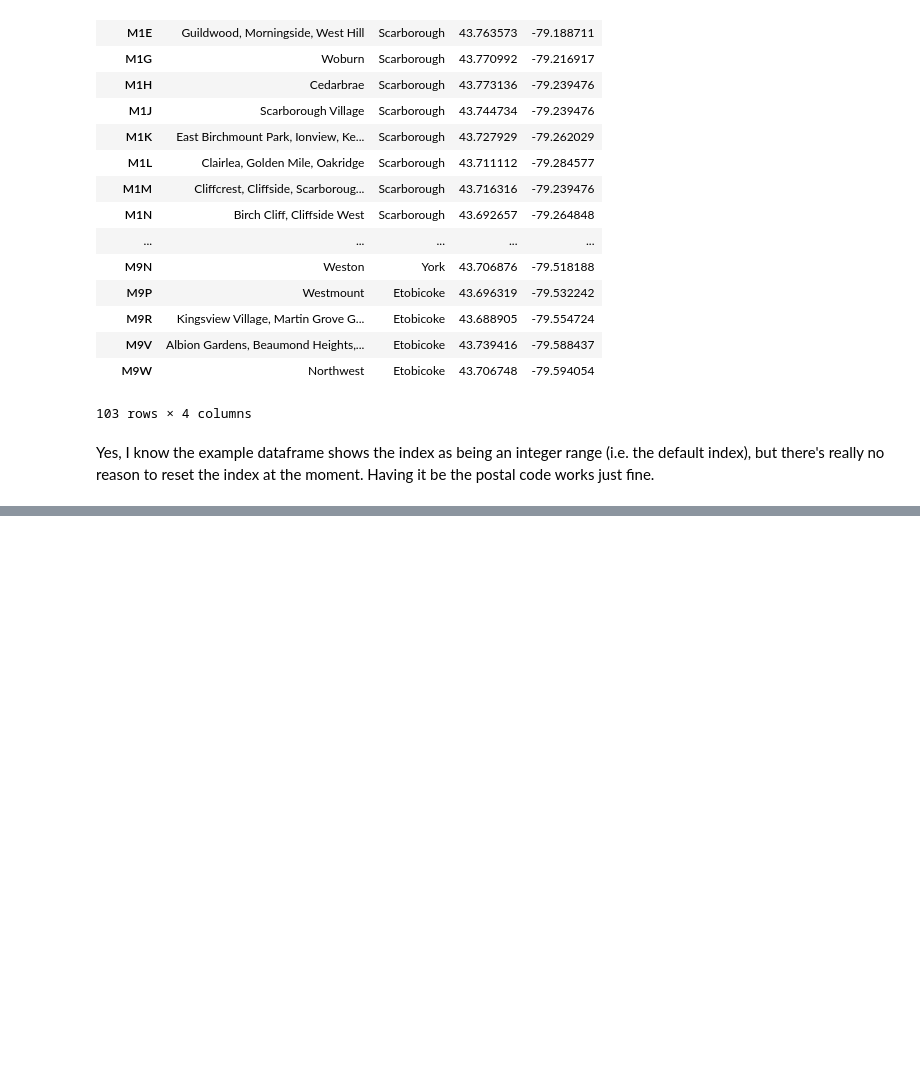
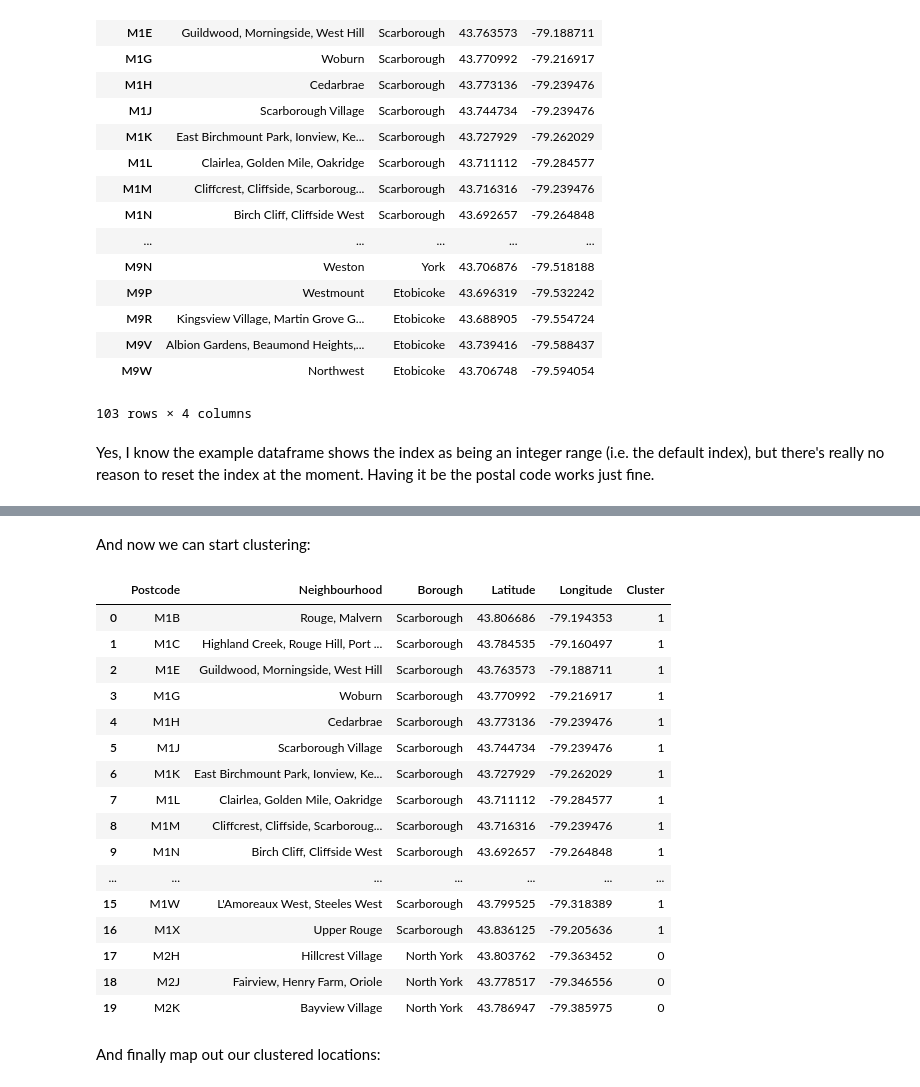
Before and after one commit to hexaguin/Coursera_Capstone, a Jupyter notebook: Toronto-Clusters.ipynb, the cells around one changed output, grey strips where cells are left out. Cells and saved outputs as stored; diff of their text form; code cells hidden in the pictures; blank space fills up the shorter version.

```diff
--- a/Toronto-Clusters.ipynb
+++ b/Toronto-Clusters.ipynb
@@ -181,0 +188,7 @@ Yes, I know the example dataframe shows the index as being an integer range (i.e
+# %%
+map_neighbourhoods = folium.Map(location=[43.6532, -79.3832], zoom_start=11)
+for index, row in postal_codes_merged.iterrows():
+    folium.Marker([row['Latitude'], row['Longitude']],
+        popup=row['Neighbourhood']
+    ).add_to(map_neighbourhoods)
+map_neighbourhoods
@@ -181,0 +203,3 @@ Yes, I know the example dataframe shows the index as being an integer range (i.e
+# %%
+postal_codes_merged.reset_index(inplace=True)
+postal_codes_merged.head()
@@ -181,0 +213,31 @@ Yes, I know the example dataframe shows the index as being an integer range (i.e
+# %% [markdown]
+And now we can start clustering:
+# %%
+km_X = []
+for index, row in postal_codes_merged.iterrows():
+    km_X.append([row['Latitude'], row['Longitude']])
+km_X
+
+kmeans = KMeans(n_clusters=4, random_state=1).fit(km_X)
+postal_codes_merged['Cluster'] = kmeans.labels_
+postal_codes_merged.head(20)
+# %% [output]
+|  | Postcode | Neighbourhood | Borough | Latitude | Longitude | Cluster |
+| 0 | M1B | Rouge, Malvern | Scarborough | 43.806686 | -79.194353 | 1 |
+| 1 | M1C | Highland Creek, Rouge Hill, Port ... | Scarborough | 43.784535 | -79.160497 | 1 |
+| 2 | M1E | Guildwood, Morningside, West Hill | Scarborough | 43.763573 | -79.188711 | 1 |
+| 3 | M1G | Woburn | Scarborough | 43.770992 | -79.216917 | 1 |
+| 4 | M1H | Cedarbrae | Scarborough | 43.773136 | -79.239476 | 1 |
+| 5 | M1J | Scarborough Village | Scarborough | 43.744734 | -79.239476 | 1 |
+| 6 | M1K | East Birchmount Park, Ionview, Ke... | Scarborough | 43.727929 | -79.262029 | 1 |
+| 7 | M1L | Clairlea, Golden Mile, Oakridge | Scarborough | 43.711112 | -79.284577 | 1 |
+| 8 | M1M | Cliffcrest, Cliffside, Scarboroug... | Scarborough | 43.716316 | -79.239476 | 1 |
+| 9 | M1N | Birch Cliff, Cliffside West | Scarborough | 43.692657 | -79.264848 | 1 |
+| ... | ... | ... | ... | ... | ... | ... |
+| 15 | M1W | L'Amoreaux West, Steeles West | Scarborough | 43.799525 | -79.318389 | 1 |
+| 16 | M1X | Upper Rouge | Scarborough | 43.836125 | -79.205636 | 1 |
+| 17 | M2H | Hillcrest Village | North York | 43.803762 | -79.363452 | 0 |
+| 18 | M2J | Fairview, Henry Farm, Oriole | North York | 43.778517 | -79.346556 | 0 |
+| 19 | M2K | Bayview Village | North York | 43.786947 | -79.385975 | 0 |
+# %% [markdown]
+And finally map out our clustered locations:
```
Also changed, not shown: parts of 10 cells of this notebook.
